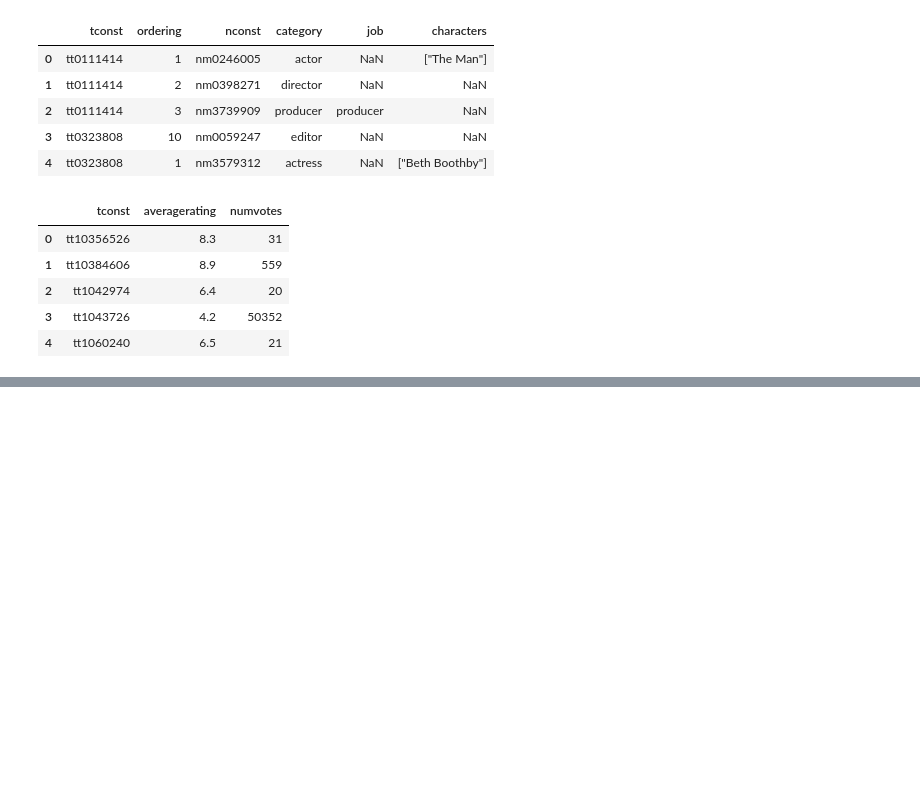
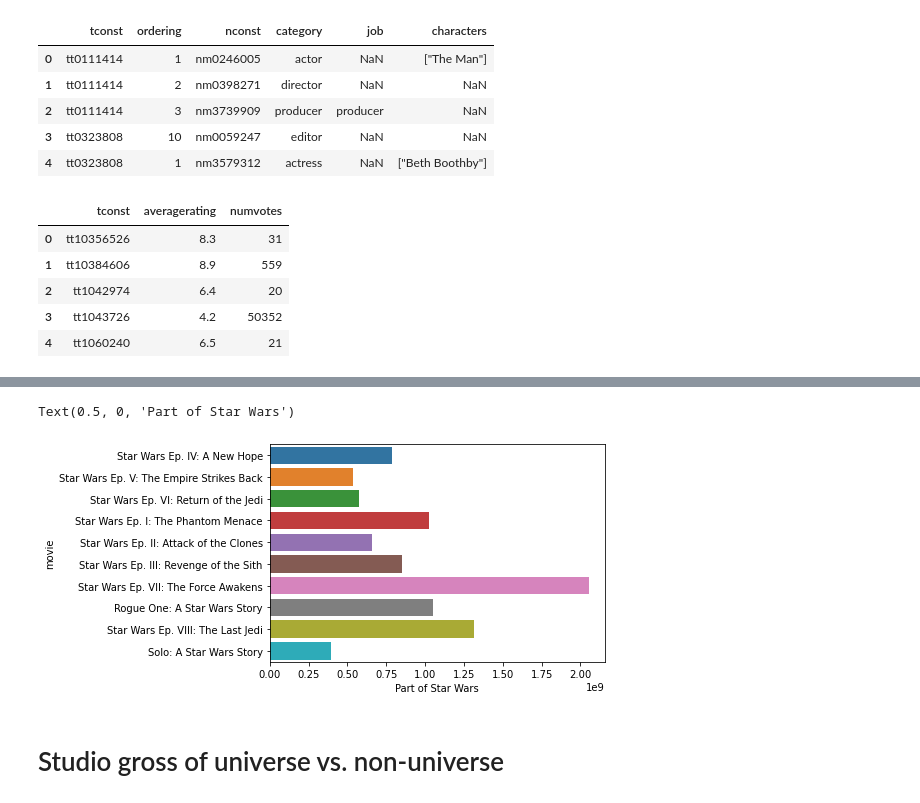
Before and after one commit to RipPhillip/dsc-phase-1-project, a Jupyter notebook: Project 1-Ripton.ipynb, the cells around one changed output, grey strips where cells are left out. Drawn from its saved outputs; the diff is of its cells as text; code cells hidden in the pictures; blank space fills up the shorter version.

```diff
--- a/Project 1-Ripton.ipynb
+++ b/Project 1-Ripton.ipynb
@@ -152,0 +158,9 @@ rt_movie_info_df.head()
+# %%
+def convert_col_to_int(df, col):
+    df[col] = df[col].str.replace("$", "").str.replace(",", "").astype('int')
+    return df
+# %%
+cols_to_convert = ['production_budget', 'domestic_gross', 'worldwide_gross']
+
+for col in cols_to_convert:
+     tn_budget_df = convert_col_to_int(tn_budget_df, col)
@@ -152,0 +278,18 @@ rt_movie_info_df.head()
+# %%
+#Names in the tn_budget_df not movie_gross_df
+star_wars_movies = ['Star Wars Ep. VIII: The Last Jedi', 'Star Wars Ep. VII: The Force Awakens',
+                   'Solo: A Star Wars Story', 'Rogue One: A Star Wars Story',
+                   'Star Wars Ep. I: The Phantom Menace', 'Star Wars Ep. III: Revenge of the Sith',
+                   'Star Wars Ep. II: Attack of the Clones', 'Star Wars Ep. VI: Return of the Jedi',
+                   'Star Wars Ep. V: The Empire Strikes Back', 'Star Wars Ep. IV: A New Hope']
+# %%
+tn_budget_df['Star_wars'] = tn_budget_df['movie']\
+.map(lambda x: True if x in star_wars_movies else False)
+# %%
+#Create barplot for each Star Wars movie
+sns.barplot(x='worldwide_gross', y='movie', \
+            data=tn_budget_df[tn_budget_df.Star_wars==True].sort_values(by='year'))
+plt.xlabel('Part of Star Wars')
+# %% [output]
+Text(0.5, 0, 'Part of Star Wars')
+[figure, added]
@@ -152,0 +298,2 @@ rt_movie_info_df.head()
+# %% [markdown]
+# Studio gross of universe vs. non-universe
```
Also changed, not shown: parts of 37 cells of this notebook, 1 other file.
